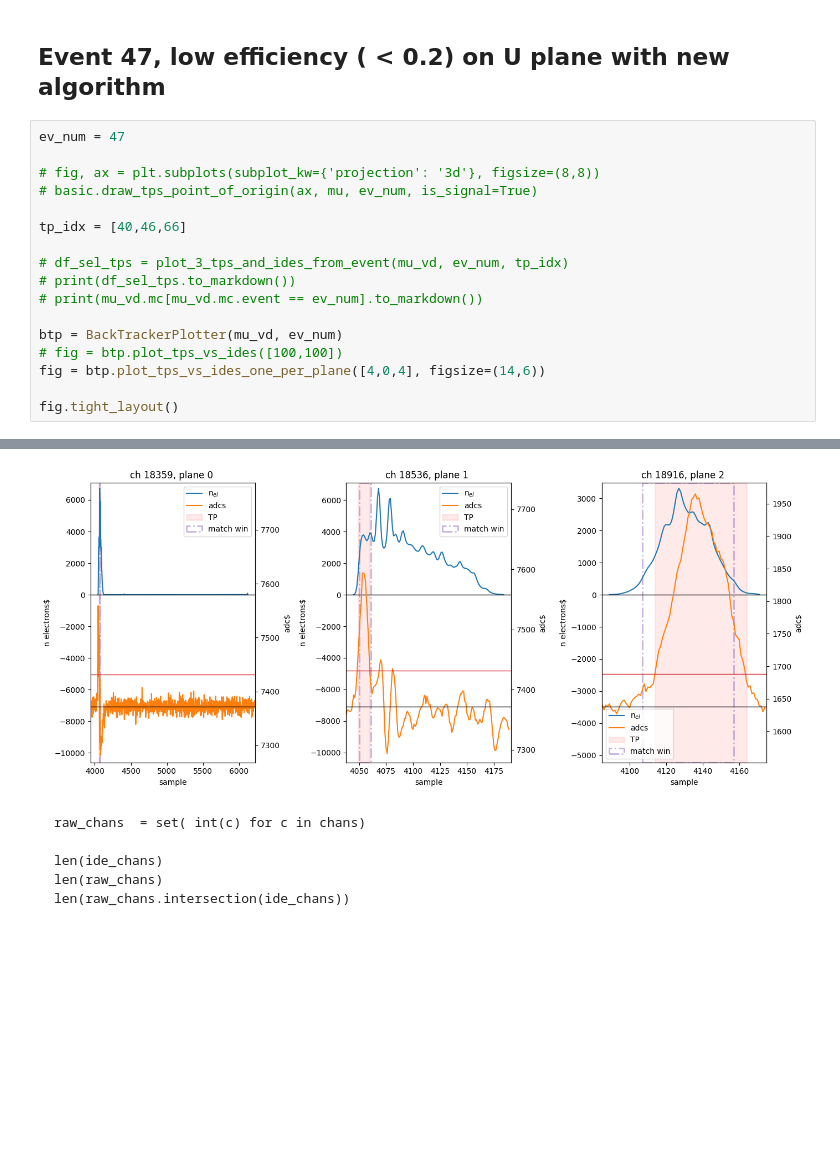
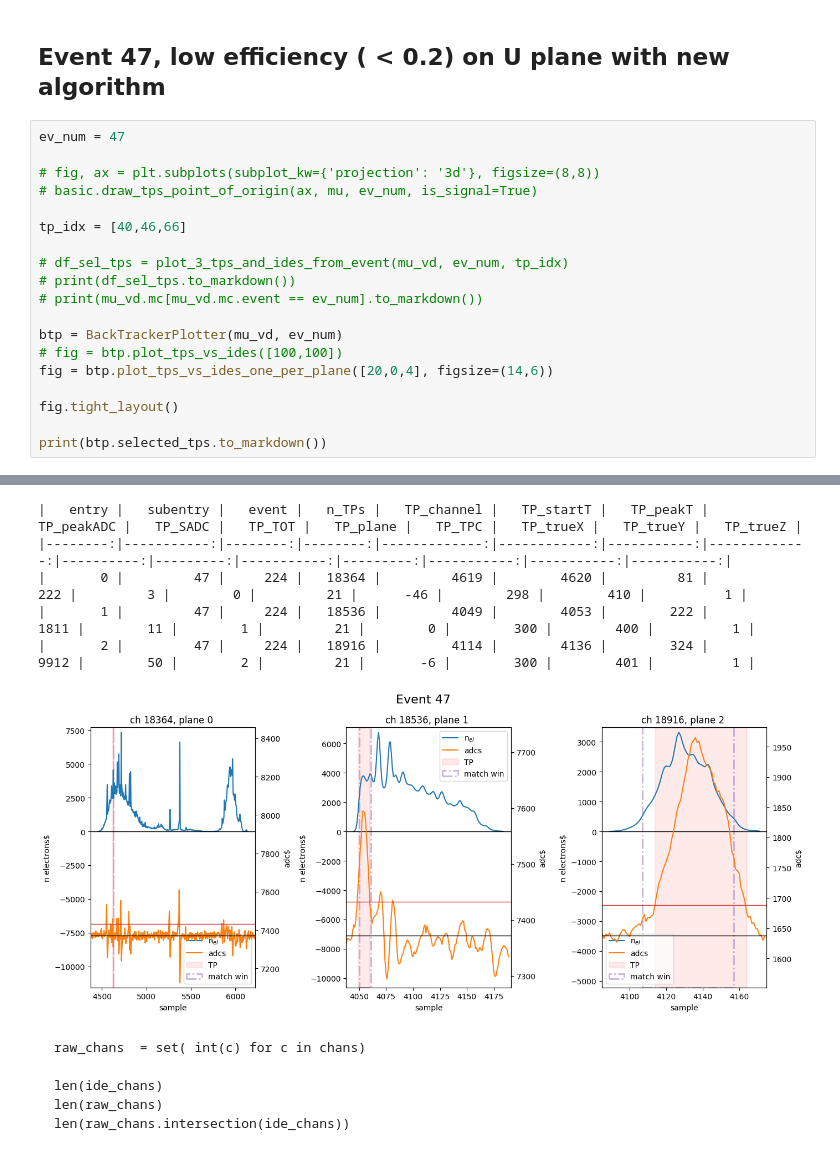
Before and after one commit to alessandrothea/tpvalidator, a Jupyter notebook: notebooks/BacktrackerDebugging.ipynb, the cells around one changed output, grey strips where cells are left out. Drawn from its saved outputs; the diff is of its cells as text; blank space fills up the shorter version.

````diff
--- a/notebooks/BacktrackerDebugging.ipynb
+++ b/notebooks/BacktrackerDebugging.ipynb
@@ -132,7 +132,9 @@ tp_idx = [40,46,66]
 
 btp = BackTrackerPlotter(mu_vd, ev_num)
 # fig = btp.plot_tps_vs_ides([100,100])
-fig = btp.plot_tps_vs_ides_one_per_plane([4,0,4], figsize=(14,6))
+fig = btp.plot_tps_vs_ides_one_per_plane([20,0,4], figsize=(14,6))
 
 fig.tight_layout()
+
+print(btp.selected_tps.to_markdown())
 # %% [output]
@@ -144,4 +141,9 @@ fig.tight_layout()
+|   entry |   subentry |   event |   n_TPs |   TP_channel |   TP_startT |   TP_peakT |   TP_peakADC |   TP_SADC |   TP_TOT |   TP_plane |   TP_TPC |   TP_trueX |   TP_trueY |   TP_trueZ |
+|--------:|-----------:|--------:|--------:|-------------:|------------:|-----------:|-------------:|----------:|---------:|-----------:|---------:|-----------:|-----------:|-----------:|
+|       0 |         47 |     224 |   18364 |         4619 |        4620 |         81 |          222 |         3 |        0 |         21 |      -46 |        298 |        410 |          1 |
+|       1 |         47 |     224 |   18536 |         4049 |        4053 |        222 |         1811 |        11 |        1 |         21 |        0 |        300 |        400 |          1 |
+|       2 |         47 |     224 |   18916 |         4114 |        4136 |        324 |         9912 |        50 |        2 |         21 |       -6 |        300 |        401 |          1 |
-[figure, old version]
+[figure, new version]
 # %% [markdown]
 ```ide_chans = set(c for c in mu_vd.ides[mu_vd.ides.event == ev_num].channel.unique())
 raw_chans  = set( int(c) for c in chans)
````
Also changed, not shown: parts of 2 cells of this notebook.
